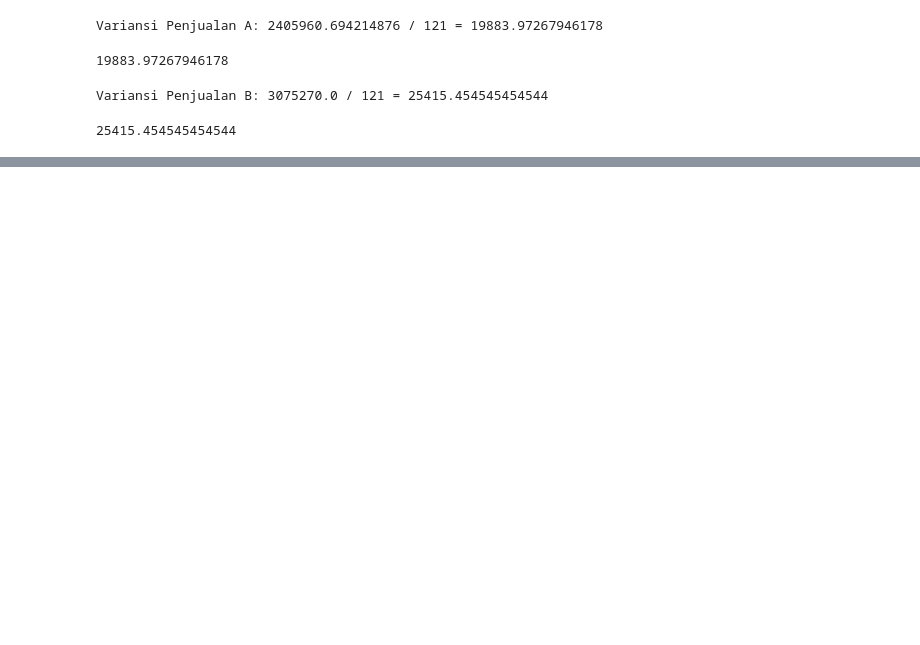
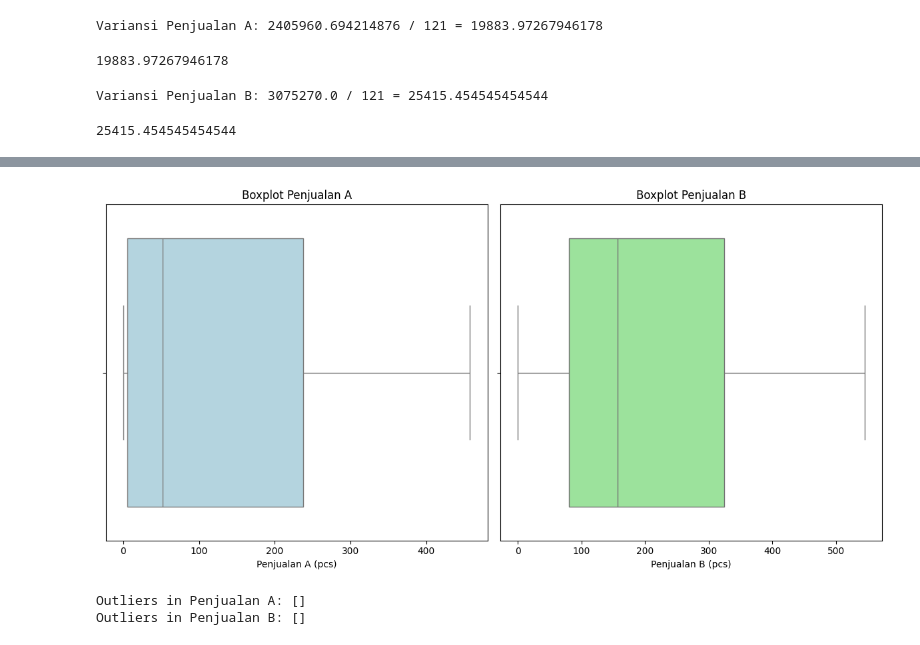
Before and after one commit to HikariReiziq/Coding-Task-1-A-046-061-079-123, a Jupyter notebook: Deskripsi-Data.ipynb, the cells around one changed output, grey strips where cells are left out. Drawn from its saved outputs; the diff is of its cells as text; code cells hidden in the pictures; blank space fills up the shorter version.

```diff
--- a/Deskripsi-Data.ipynb
+++ b/Deskripsi-Data.ipynb
@@ -400,0 +468,44 @@ Tabel Distribusi Frekuensi Penjualan A:
+# %%
+import numpy as np
+import seaborn as sns
+import matplotlib.pyplot as plt
+
+# Visualisasi menggunakan Boxplot
+plt.figure(figsize=(12, 6))
+
+# Boxplot untuk Penjualan A
+plt.subplot(1, 2, 1)
+sns.boxplot(x=penjualan_A, color='lightblue')
+plt.title('Boxplot Penjualan A')
+
+# Boxplot untuk Penjualan B
+plt.subplot(1, 2, 2)
+sns.boxplot(x=penjualan_B, color='lightgreen')
+plt.title('Boxplot Penjualan B')
+
+plt.tight_layout()
+plt.show()
+
+# Perhitungan IQR untuk mendeteksi outlier pada Penjualan A
+Q1_A = np.percentile(penjualan_A, 25)
+Q3_A = np.percentile(penjualan_A, 75)
+IQR_A = Q3_A - Q1_A
+lower_bound_A = Q1_A - 1.5 * IQR_A
+upper_bound_A = Q3_A + 1.5 * IQR_A
+outliers_A = [x for x in penjualan_A if x < lower_bound_A or x > upper_bound_A]
+
+# Perhitungan IQR untuk mendeteksi outlier pada Penjualan B
+Q1_B = np.percentile(penjualan_B, 25)
+Q3_B = np.percentile(penjualan_B, 75)
+IQR_B = Q3_B - Q1_B
+lower_bound_B = Q1_B - 1.5 * IQR_B
+upper_bound_B = Q3_B + 1.5 * IQR_B
+outliers_B = [x for x in penjualan_B if x < lower_bound_B or x > upper_bound_B]
+
+# Tampilkan hasil outlier
+print(f"Outliers in Penjualan A: {outliers_A}")
+print(f"Outliers in Penjualan B: {outliers_B}")
+# %% [output]
+[figure, added]
+Outliers in Penjualan A: []
+Outliers in Penjualan B: []
```
Also changed, not shown: parts of 14 cells of this notebook.
